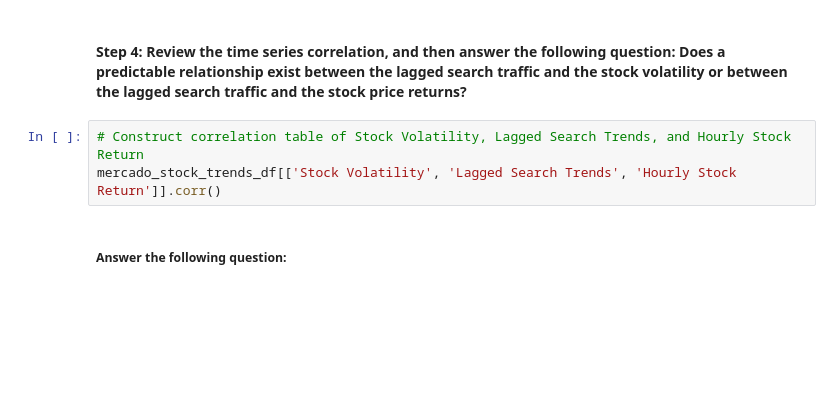
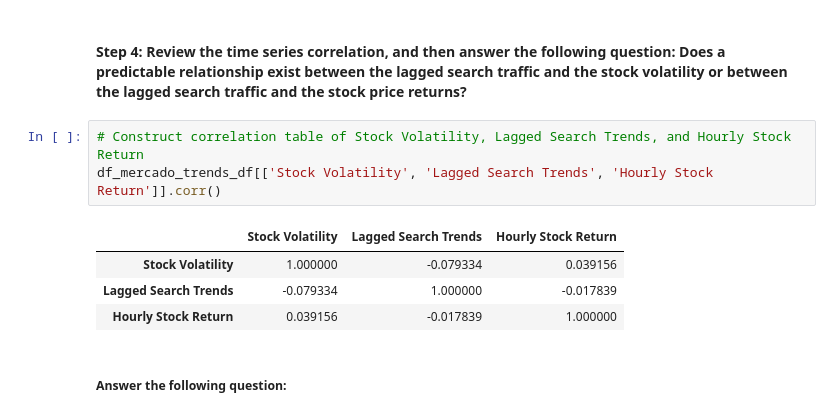
Before and after one commit to AngieP48/prophet-challenge, a Jupyter notebook: forecasting_net_prophet.ipynb, the cells around one changed output. Drawn from its saved outputs; the diff is of its cells as text; blank space fills up the shorter version.

```diff
--- a/forecasting_net_prophet.ipynb
+++ b/forecasting_net_prophet.ipynb
@@ -316,7 +333,12 @@ display(mercado_stock_trends_df.tail())
 #### Step 4: Review the time series correlation, and then answer the following question: Does a predictable relationship exist between the lagged search traffic and the stock volatility or between the lagged search traffic and the stock price returns?
 # %%
 # Construct correlation table of Stock Volatility, Lagged Search Trends, and Hourly Stock Return
-mercado_stock_trends_df[['Stock Volatility', 'Lagged Search Trends', 'Hourly Stock Return']].corr()
+df_mercado_trends_df[['Stock Volatility', 'Lagged Search Trends', 'Hourly Stock Return']].corr()
+# %% [output]
+|  | Stock Volatility | Lagged Search Trends | Hourly Stock Return |
+| Stock Volatility | 1.000000 | -0.079334 | 0.039156 |
+| Lagged Search Trends | -0.079334 | 1.000000 | -0.017839 |
+| Hourly Stock Return | 0.039156 | -0.017839 | 1.000000 |
 # %% [markdown]
 ##### Answer the following question:
 # %% [markdown]
```
Also changed, not shown: parts of 20 cells of this notebook.
